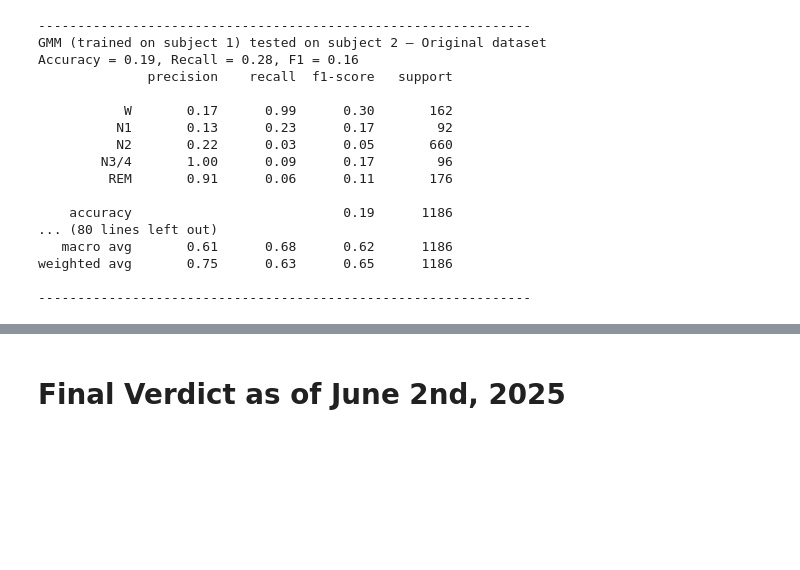
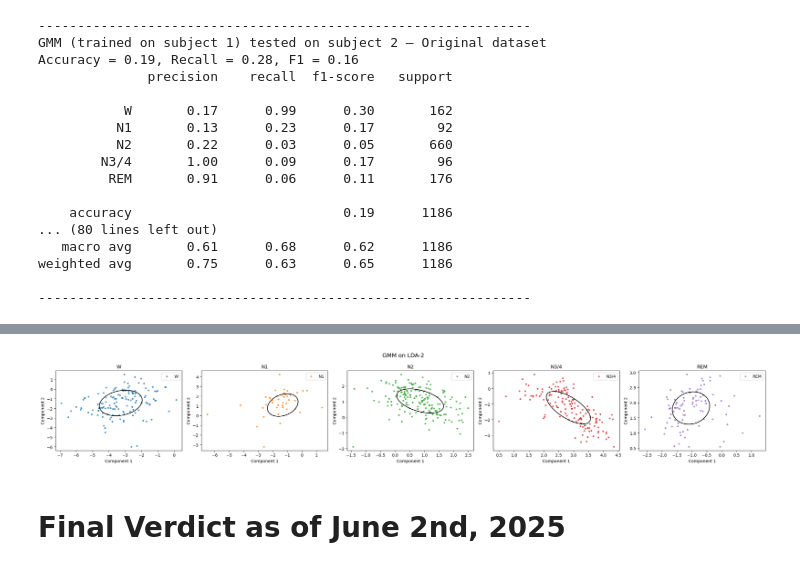
Before and after one commit to chivintar/sleep-classification, a Jupyter notebook: v1.ipynb, the cells around one changed output, grey strips where cells are left out. Drawn from its saved outputs; the diff is of its cells as text; code cells hidden in the pictures; blank space fills up the shorter version.

```diff
--- a/v1.ipynb
+++ b/v1.ipynb
@@ -1090,3 +1108,8 @@ weighted avg       0.75      0.63      0.65      1186
+# %%
+plot_gmm_components_per_class(gmm_results_2[3], title="GMM on LDA-2",
+                              class_labels=list(stage_map_reduced.values()))
+# %% [output]
+[figure, added]
 # %% [markdown]
 # Final Verdict as of June 2nd, 2025
 # %% [markdown]
```
Also changed, not shown: parts of 3 cells of this notebook, 11 other files.
